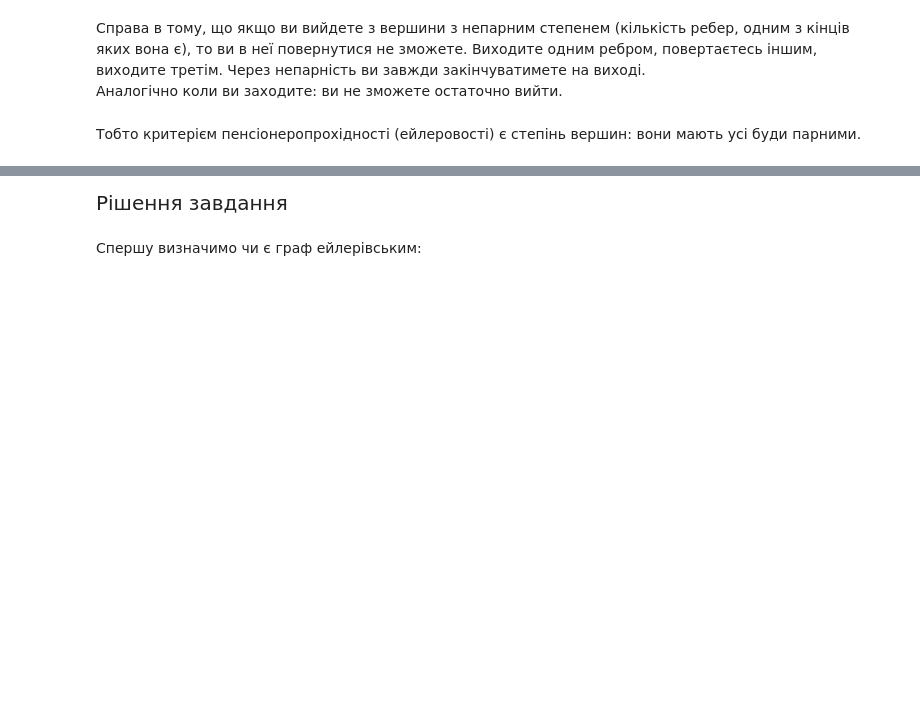
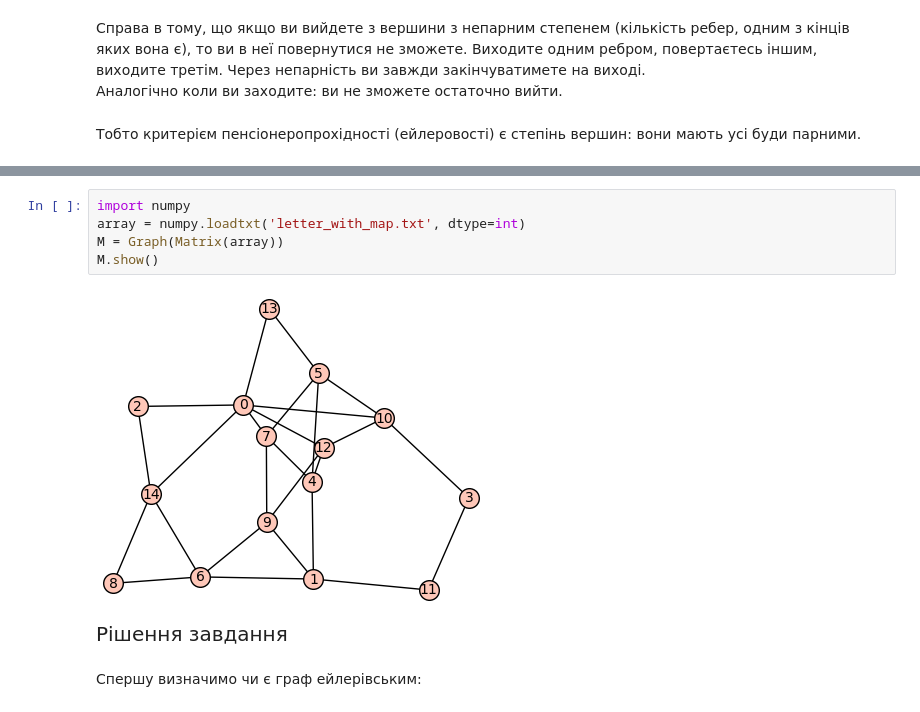
Before and after one commit to Oksana-Duda/Euler-s-graphs, a Jupyter notebook: Graphs (3).ipynb, the cells around one changed output, grey strips where cells are left out. Cells and saved outputs as stored; diff of their text form; blank space fills up the shorter version.

```diff
--- a/Graphs (3).ipynb
+++ b/Graphs (3).ipynb
@@ -36,3 +41,10 @@ P.show()
+# %%
+import numpy
+array = numpy.loadtxt('letter_with_map.txt', dtype=int)
+M = Graph(Matrix(array))
+M.show()
+# %% [output]
+[figure, added]
 # %% [markdown]
 <span style="font-size:20px">Рішення завдання</span>
 # %% [markdown]
```
Also changed, not shown: parts of 4 cells of this notebook, 1 other file.
